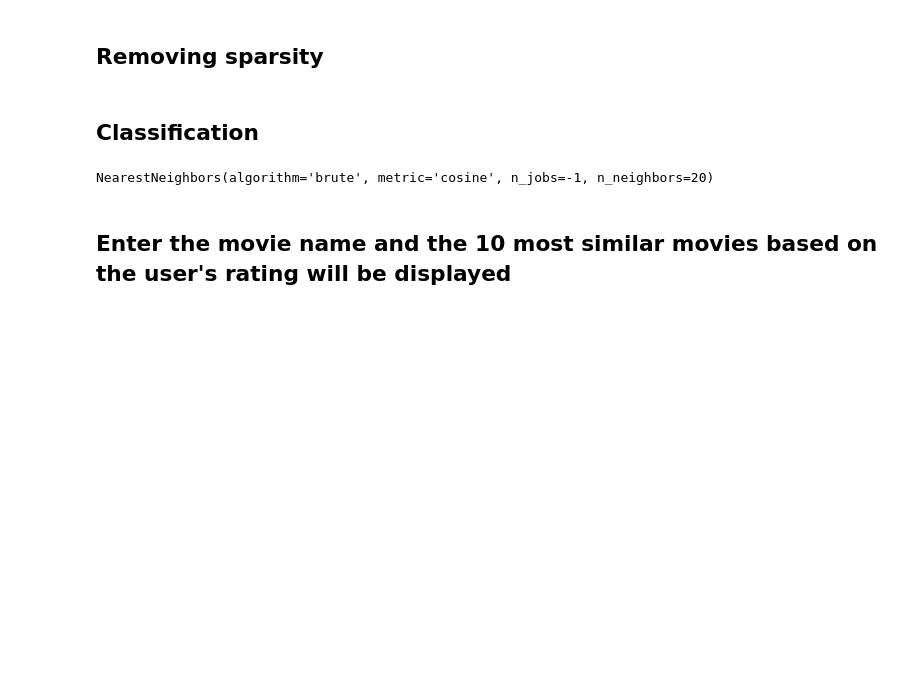
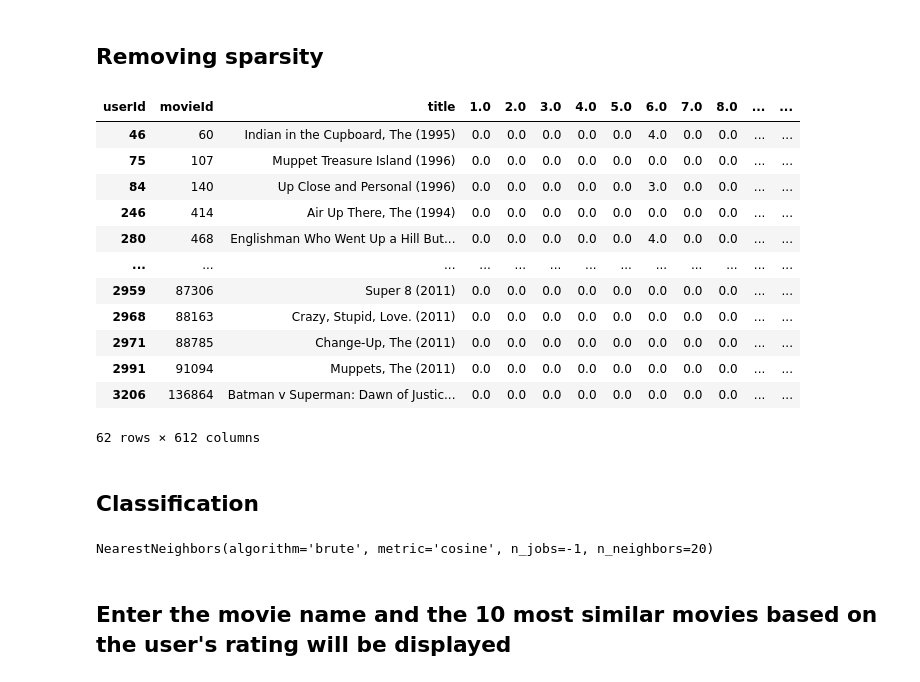
Before and after one commit to 5H-Tech/Movie-Recommendation, a Jupyter notebook: Movie Recommendation Engine.ipynb, the cells around one changed output. Cells and saved outputs as stored; diff of their text form; code cells hidden in the pictures; blank space fills up the shorter version.

```diff
--- a/Movie Recommendation Engine.ipynb
+++ b/Movie Recommendation Engine.ipynb
@@ -107,6 +107,24 @@ sparsity = 1.0 - ( np.count_nonzero(sample) / float(sample.size)) #sparsity = am
 csr_sample = csr_matrix(sample)
 csr_data = csr_matrix(final_dataset.values)
 final_dataset.reset_index(inplace=True) #Adding new sequential index to "final_dataset" values after removing sparsity
+# %%
+final_dataset
+final_dataset[final_dataset['title'].str.contains('up',False)]
+#csr_data.shape
+# %% [output]
+| userId | movieId | title | 1.0 | 2.0 | 3.0 | 4.0 | 5.0 | 6.0 | 7.0 | 8.0 | ... | ... |
+| 46 | 60 | Indian in the Cupboard, The (1995) | 0.0 | 0.0 | 0.0 | 0.0 | 0.0 | 4.0 | 0.0 | 0.0 | ... | ... |
+| 75 | 107 | Muppet Treasure Island (1996) | 0.0 | 0.0 | 0.0 | 0.0 | 0.0 | 0.0 | 0.0 | 0.0 | ... | ... |
+| 84 | 140 | Up Close and Personal (1996) | 0.0 | 0.0 | 0.0 | 0.0 | 0.0 | 3.0 | 0.0 | 0.0 | ... | ... |
+| 246 | 414 | Air Up There, The (1994) | 0.0 | 0.0 | 0.0 | 0.0 | 0.0 | 0.0 | 0.0 | 0.0 | ... | ... |
+| 280 | 468 | Englishman Who Went Up a Hill But... | 0.0 | 0.0 | 0.0 | 0.0 | 0.0 | 4.0 | 0.0 | 0.0 | ... | ... |
+| ... | ... | ... | ... | ... | ... | ... | ... | ... | ... | ... | ... | ... |
+| 2959 | 87306 | Super 8 (2011) | 0.0 | 0.0 | 0.0 | 0.0 | 0.0 | 0.0 | 0.0 | 0.0 | ... | ... |
+| 2968 | 88163 | Crazy, Stupid, Love. (2011) | 0.0 | 0.0 | 0.0 | 0.0 | 0.0 | 0.0 | 0.0 | 0.0 | ... | ... |
+| 2971 | 88785 | Change-Up, The (2011) | 0.0 | 0.0 | 0.0 | 0.0 | 0.0 | 0.0 | 0.0 | 0.0 | ... | ... |
+| 2991 | 91094 | Muppets, The (2011) | 0.0 | 0.0 | 0.0 | 0.0 | 0.0 | 0.0 | 0.0 | 0.0 | ... | ... |
+| 3206 | 136864 | Batman v Superman: Dawn of Justic... | 0.0 | 0.0 | 0.0 | 0.0 | 0.0 | 0.0 | 0.0 | 0.0 | ... | ... |
+62 rows × 612 columns
 # %% [markdown]
 ## Classification
 # %%
```
Also changed, not shown: parts of 6 cells of this notebook.
